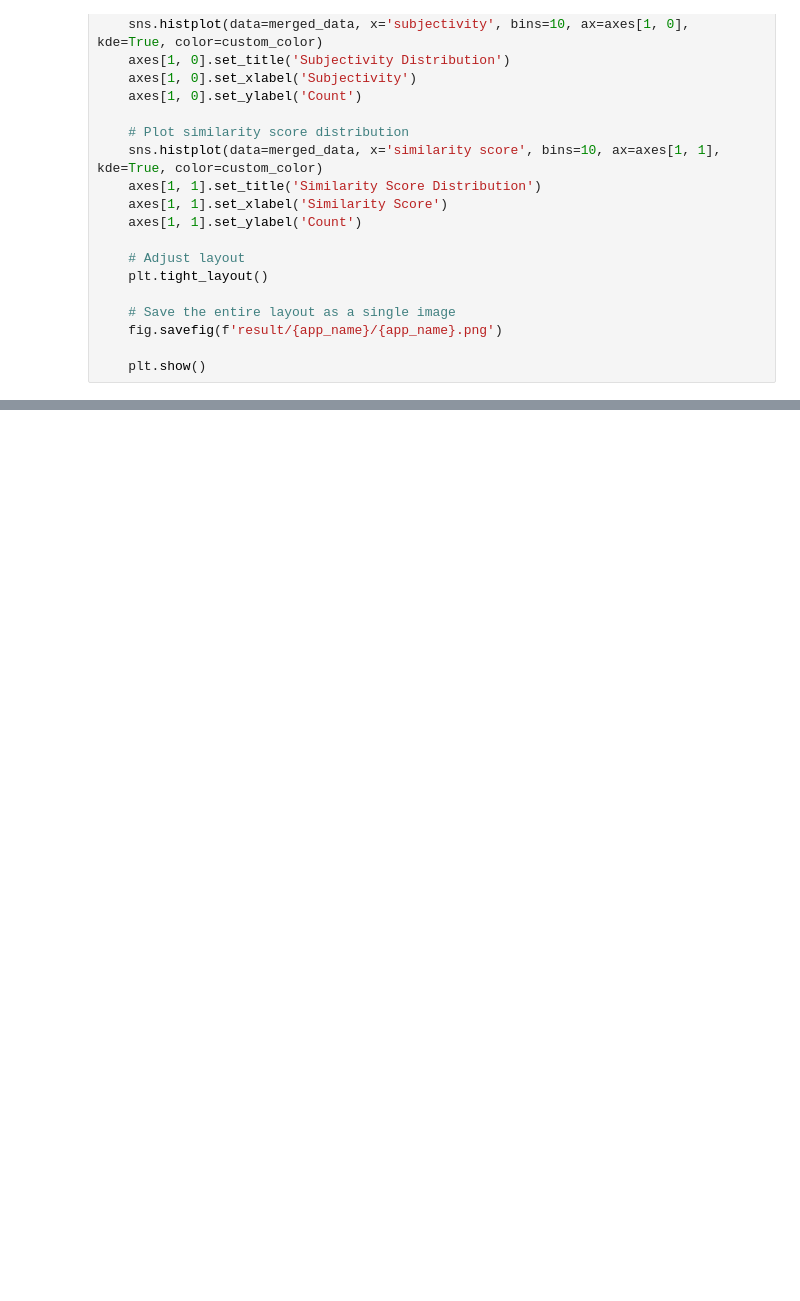
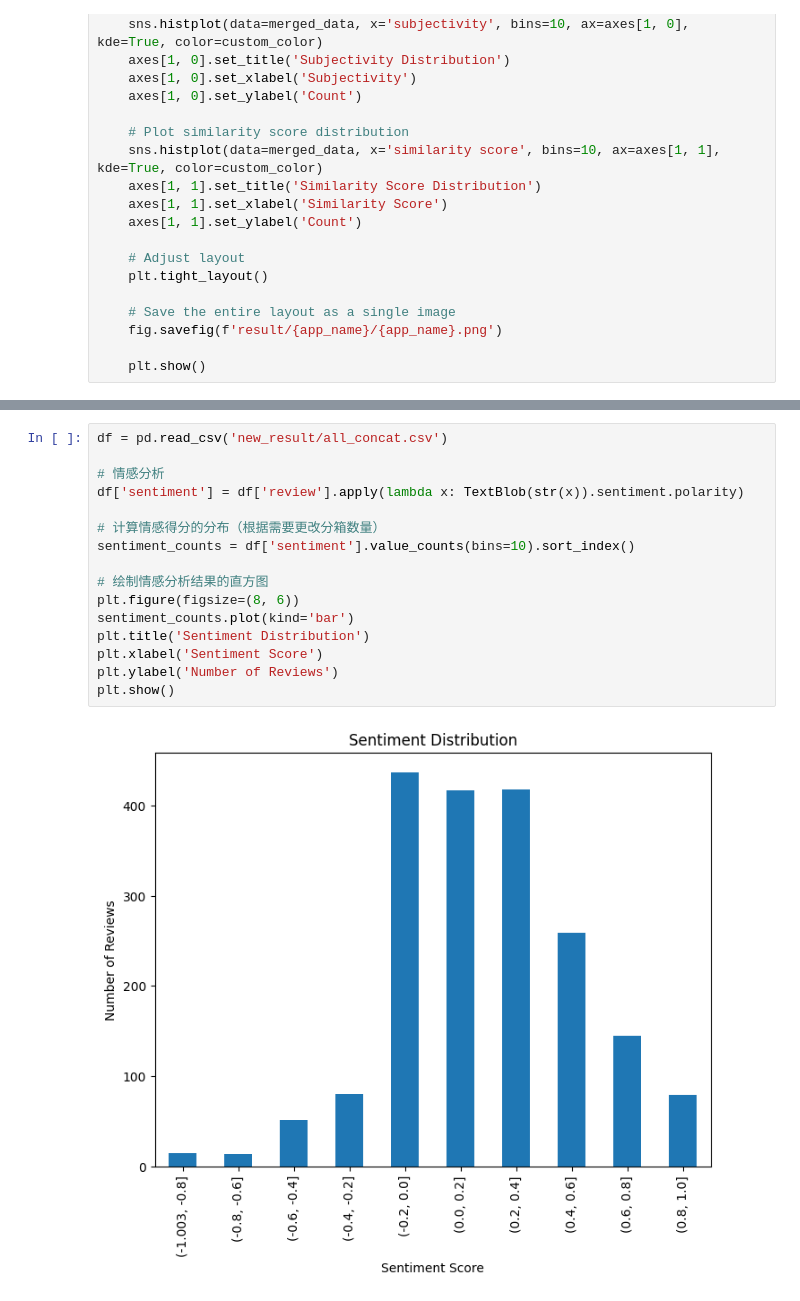
Before and after one commit to momonong/swim-apps-reviews-analysis, a Jupyter notebook: data_mining/da.ipynb, the cells around one changed output, grey strips where cells are left out. Drawn from its saved outputs; the diff is of its cells as text; blank space fills up the shorter version.

```diff
--- a/data_mining/da.ipynb
+++ b/data_mining/da.ipynb
@@ -53,0 +90,18 @@ ValueError: Could not interpret value `rating` for `x`. An entry with this name
+# %%
+df = pd.read_csv('new_result/all_concat.csv')
+
+# 情感分析
+df['sentiment'] = df['review'].apply(lambda x: TextBlob(str(x)).sentiment.polarity)
+
+# 计算情感得分的分布（根据需要更改分箱数量）
+sentiment_counts = df['sentiment'].value_counts(bins=10).sort_index()
+
+# 绘制情感分析结果的直方图
+plt.figure(figsize=(8, 6))
+sentiment_counts.plot(kind='bar')
+plt.title('Sentiment Distribution')
+plt.xlabel('Sentiment Score')
+plt.ylabel('Number of Reviews')
+plt.show()
+# %% [output]
+[figure, added]
```
Also changed, not shown: parts of 4 cells of this notebook, 2 other files.
